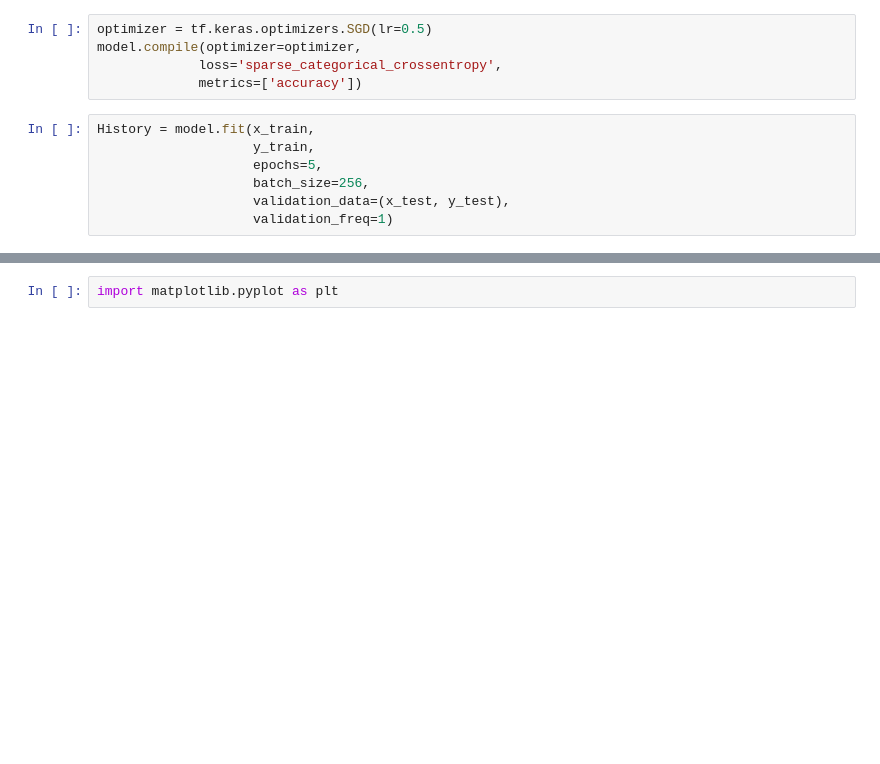
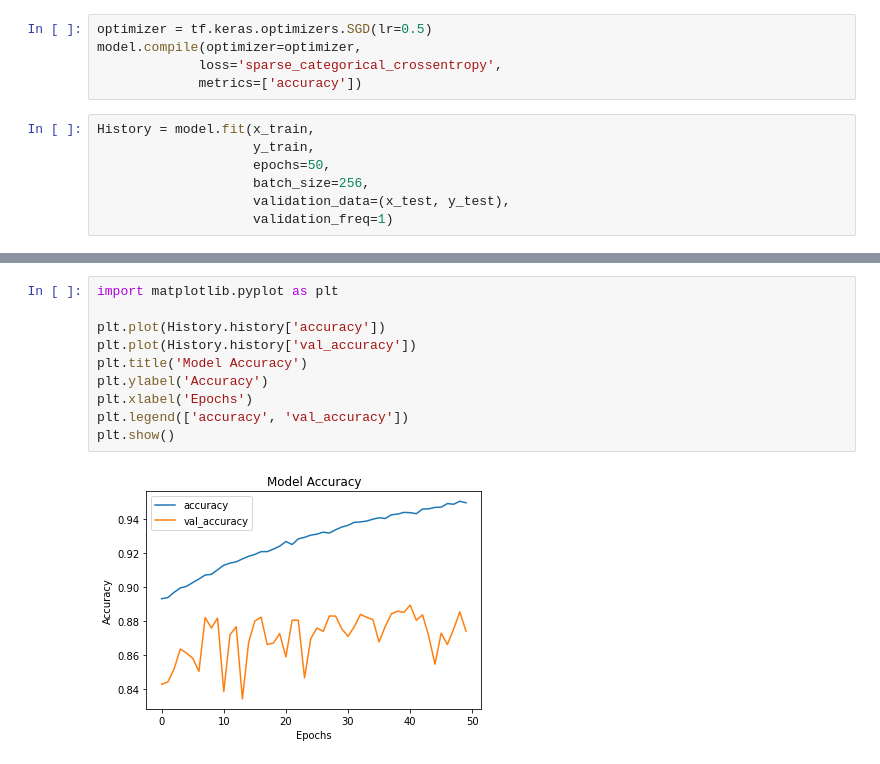
Before and after one commit to ronniesong0809/Dive-into-Deep-Learning, a Jupyter notebook: chapter3_10.ipynb, the cells around one changed output, grey strips where cells are left out. Drawn from its saved outputs; the diff is of its cells as text; blank space fills up the shorter version.

```diff
--- a/chapter3_10.ipynb
+++ b/chapter3_10.ipynb
@@ -33,7 +33,7 @@ model.compile(optimizer=optimizer,
 # %%
 History = model.fit(x_train,
                     y_train,
-                    epochs=5,
+                    epochs=50,
                     batch_size=256,
                     validation_data=(x_test, y_test),
                     validation_freq=1)
@@ -51,2 +58,12 @@ Epoch 5/5
-# %%
-import matplotlib.pyplot as plt
+# %%
+import matplotlib.pyplot as plt
+
+plt.plot(History.history['accuracy'])
+plt.plot(History.history['val_accuracy'])
+plt.title('Model Accuracy')
+plt.ylabel('Accuracy')
+plt.xlabel('Epochs')
+plt.legend(['accuracy', 'val_accuracy'])
+plt.show()
+# %% [output]
+[figure, added]
```
Also changed, not shown: parts of 1 cell of this notebook.
